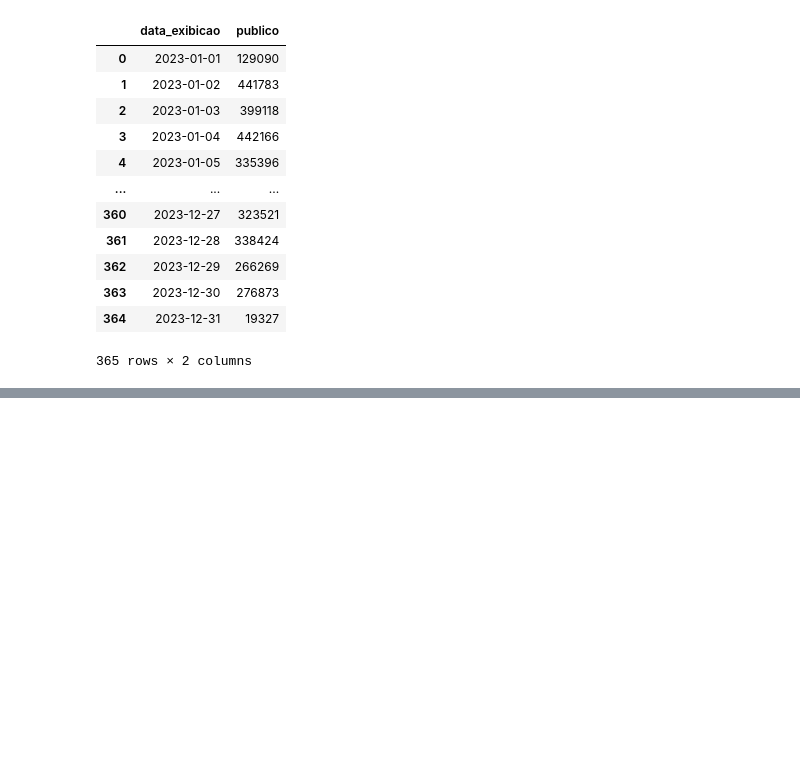
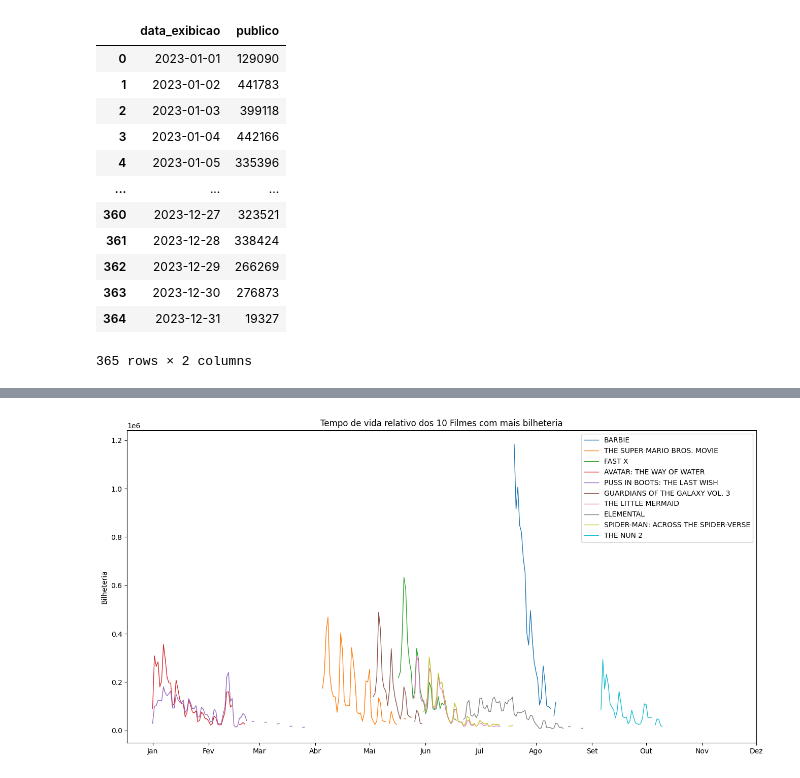
Before and after one commit to jhe-sua/A2_introcomp, a Jupyter notebook: Graficos.ipynb, the cells around one changed output, grey strips where cells are left out. Saved outputs shown, nothing was run; the diff lists cells and outputs as text; code cells hidden in the pictures; blank space fills up the shorter version.

```diff
--- a/Graficos.ipynb
+++ b/Graficos.ipynb
@@ -146,0 +286,12 @@ Text(0, 0.5, 'Bilheteria')
+# %%
+dias_totais = pd.date_range(start="2023-01-01", end="2023-12-31", freq="D")
+
+def filme_por_dia(id_do_filme):
+    data_frame = sessao[sessao["filme_id"]== id_do_filme].copy()
+    data_frame["data_exibicao"] = pd.to_datetime(data_frame["data_exibicao"], format="%d/%m/%Y")
+    data_frame = data_frame.groupby("data_exibicao")["publico"].sum()
+    data_frame = data_frame[data_frame >= data_frame.max()/20]
+    data_frame = data_frame.reindex(dias_totais)
+    return data_frame
+
+filme_por_dia(399)
@@ -146,0 +311,8 @@ Text(0, 0.5, 'Bilheteria')
+# %%
+#Metricas
+medias = []
+for filmes in filmes10_com_maior_bilheteria["filme_id"]:
+    medias.append(int(filme_por_dia(filmes).count()))
+
+medias.sort()
+medias
@@ -146,0 +334,16 @@ Text(0, 0.5, 'Bilheteria')
+# %%
+plt.figure(figsize=(16,8))
+r = range(1,366)
+for filmes,nome in filmes10_com_maior_bilheteria[["filme_id","titulo_original"]].values:
+    plt.plot(r, filme_por_dia(filmes),label=nome,linewidth=1)
+
+plt.legend()
+dias_inicio_mes = [1, 32, 60, 91, 121, 152, 182, 213, 244, 274, 305, 335]
+nomes_meses = ["Jan", "Fev", "Mar", "Abr", "Mai", "Jun", "Jul", "Ago", "Set", "Out","Nov", "Dez"]
+
+plt.title("Tempo de vida relativo dos 10 Filmes com mais bilheteria")
+plt.ylabel("Bilheteria")
+plt.xticks(ticks=dias_inicio_mes, labels=nomes_meses)
+plt.show()
+# %% [output]
+[figure, added]
```
Also changed, not shown: parts of 16 cells of this notebook, 2 other files.
